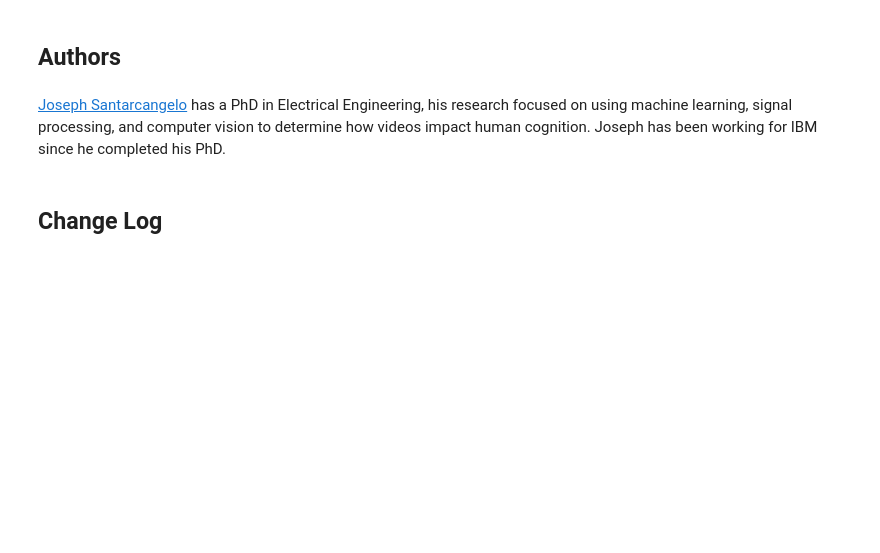
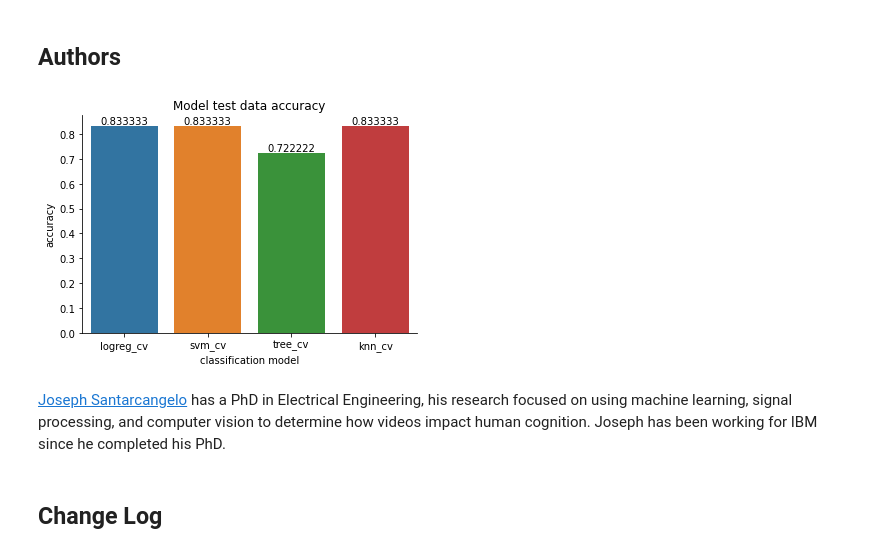
Before and after one commit to keirasanders1/IBM_ds_capstone, a Jupyter notebook: SpaceX_Machine Learning Prediction_Part_5.ipynb, the cells around one changed output. Cells and saved outputs as stored; diff of their text form; code cells hidden in the pictures; blank space fills up the shorter version.

```diff
--- a/SpaceX_Machine Learning Prediction_Part_5.ipynb
+++ b/SpaceX_Machine Learning Prediction_Part_5.ipynb
@@ -339,5 +351,17 @@ Find the method performs best:
 # %% [markdown]
 ## Authors
+# %%
+y_train_accuracy = [logreg_cv.score(X_test,Y_test),svm_cv.score(X_test,Y_test),
+           tree_cv.score(X_test,Y_test),knn_cv.score(X_test,Y_test)]
+ax = sns.barplot(x=x_bar,y=y_train_accuracy)
+ax.bar_label(ax.containers[0])
+sns.despine()
+plt.xlabel('classification model')
+plt.ylabel('accuracy')
+plt.title('Model test data accuracy')
+plt.show()
+# %% [output]
+[figure, added]
 # %% [markdown]
 <a href="https://www.linkedin.com/in/joseph-s-50398b136/?utm_medium=Exinfluencer&utm_source=Exinfluencer&utm_content=000026UJ&utm_term=10006555&utm_id=NA-SkillsNetwork-Channel-SkillsNetworkCoursesIBMDS0321ENSkillsNetwork26802033-2021-01-01">Joseph Santarcangelo</a> has a PhD in Electrical Engineering, his research focused on using machine learning, signal processing, and computer vision to determine how videos impact human cognition. Joseph has been working for IBM since he completed his PhD.
 # %% [markdown]
```
Also changed, not shown: parts of 4 cells of this notebook.
